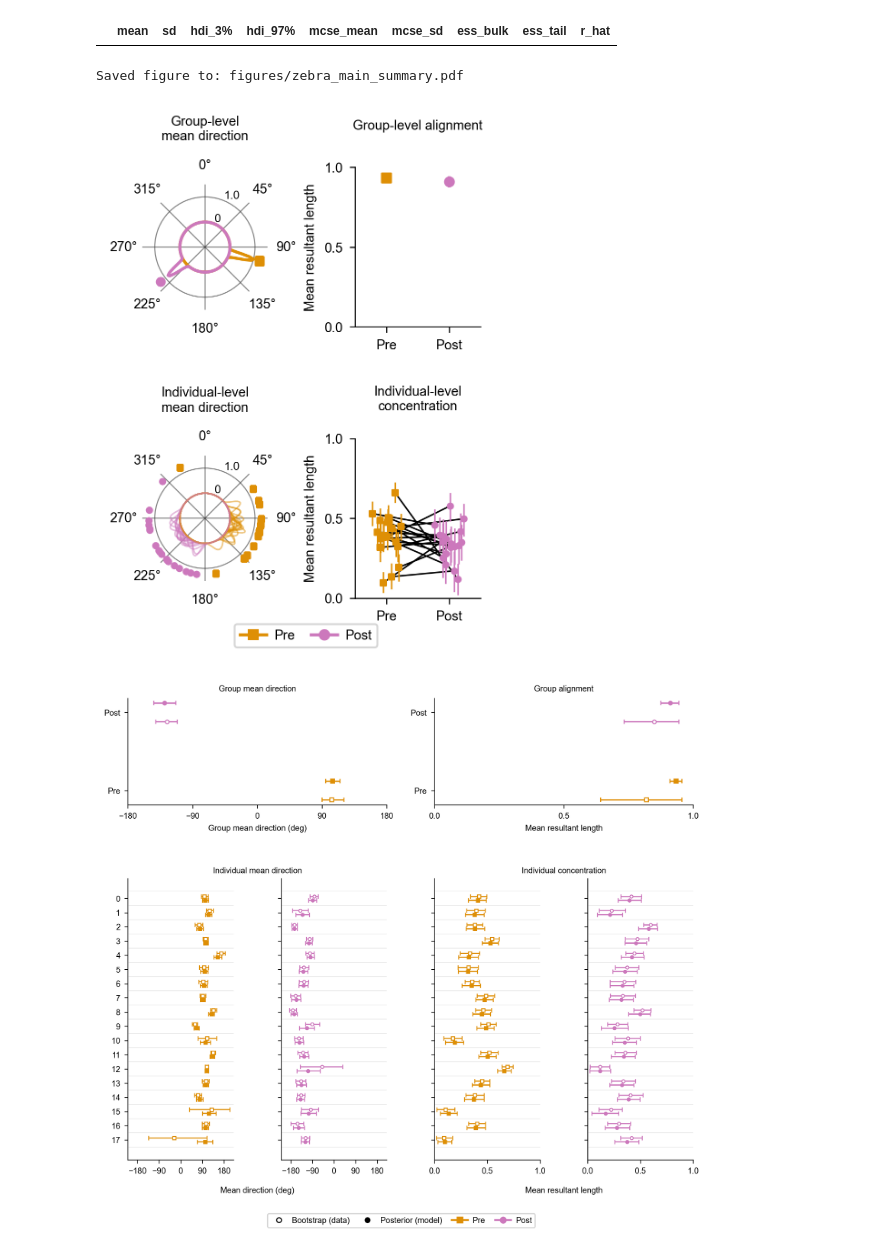
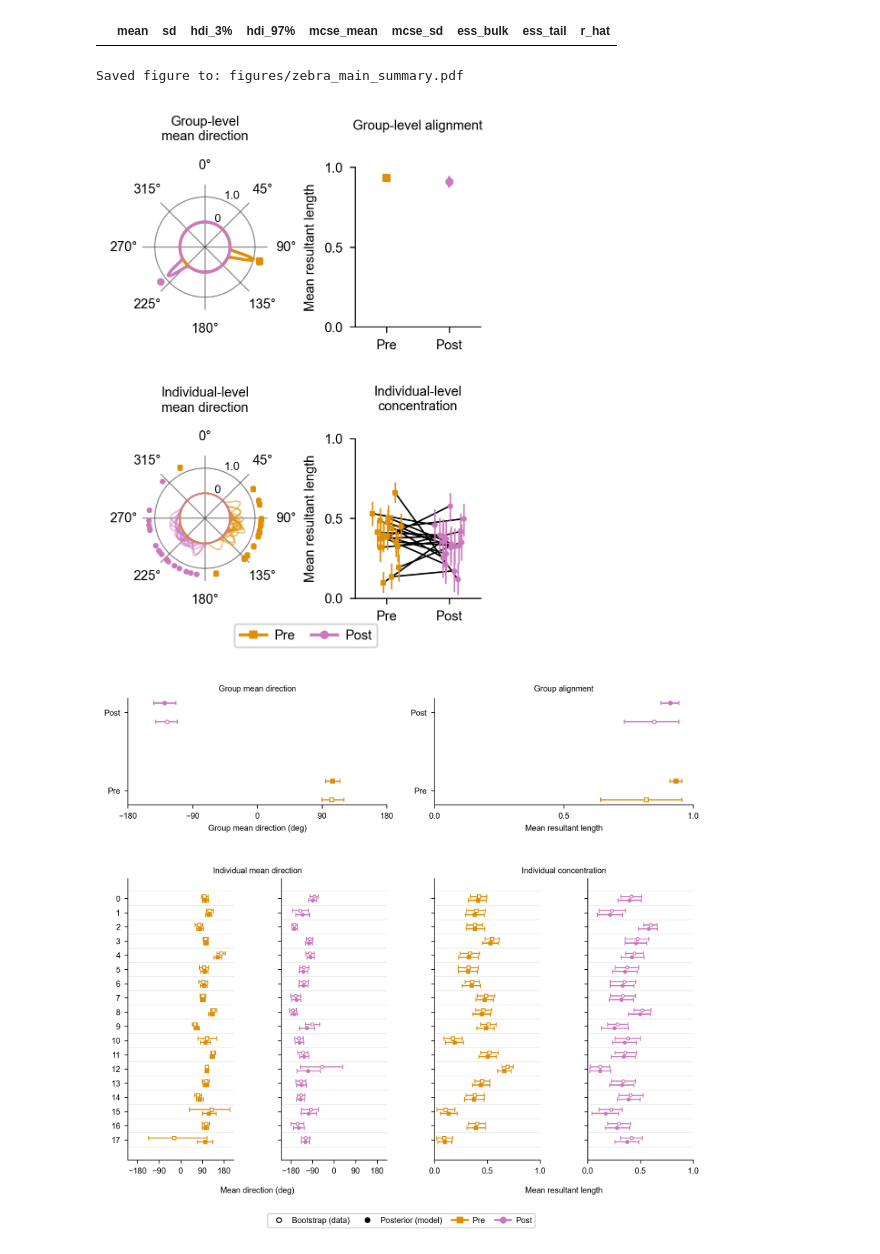
Before and after one commit to jgraving/unwrap, a Jupyter notebook: notebooks/zebra_escape.ipynb, the cells around one changed output. Drawn from its saved outputs; the diff is of its cells as text; code cells hidden in the pictures.

```diff
--- a/notebooks/zebra_escape.ipynb
+++ b/notebooks/zebra_escape.ipynb
@@ -436,6 +436,7 @@ from scipy.stats import circmean, vonmises
 from scipy.special import i0, i1
 import seaborn as sns  # only for colorblind palette
 import os
+
 # ============================================================
 # Aesthetics (match your other figures)
 # ============================================================
@@ -468,9 +469,20 @@ _cb = sns.color_palette("colorblind")
 PRE_COLOR  = _cb[1]  # orange
 POST_COLOR = _cb[4]  # purple
 
-# --- NEW: marker scheme (minimal change) ---
+# --- Marker scheme ---
 PRE_MARK  = "s"   # square
 POST_MARK = "o"   # circle
+
+# --- NEW: global marker sizing (shrink everything consistently) ---
+MARKER_SHRINK = 0.70          # smaller -> 0.6 ; subtle -> 0.8
+SCALE_S = MARKER_SHRINK**2    # scatter 's' is area (points^2)
+
+S_GROUP_POLAR   = 18 * SCALE_S
+S_GROUP_ALIGN   = 22 * SCALE_S
+S_EMP_POLAR     = 8  * SCALE_S
+S_INDIV_POINTS  = 8  * SCALE_S
+
+LEGEND_MS = 5 * MARKER_SHRINK  # Line2D markersize is linear (points)
 
 def _restore_ticks(ax):
     ax.tick_params(
@@ -540,7 +552,6 @@ kde_mu_group_post = np.mean(
 )
 
 # Group alignment = R of individual mean directions (posterior, per draw)
-# (This is the same statistic you had; you’re just renaming it "group alignment")
 mu_ind_pre  = circ_mod(mu[:, idx_pre])    # (S, nT)
 mu_ind_post = circ_mod(mu[:, idx_post])   # (S, nT)
 
@@ -596,8 +607,6 @@ for j in range(nT):
 
 # ============================================================
 # Shared scaling for polar densities
-# We want: show only "0" and "1.0" density ticks, and points just outside 1.0.
-# So map KDE -> r in [1.0, 2.0], but label ticks as 0 and 1.0.
 # ============================================================
 max_kde = max(
     kde_mu_group_pre.max(), kde_mu_group_post.max(),
@@ -617,21 +626,17 @@ rmax  = 2.5
 
 # ============================================================
 # Figure layout: 2x2
-#   (0,0) Group mean direction (polar)
-#   (0,1) Group alignment (vertical; Pre above Post)
-#   (1,0) Individual mean directions (polar)
-#   (1,1) Individual concentration (paired + HDI)
 # ============================================================
 FIG_W, FIG_H = 3.2, 4.1
 fig = plt.figure(figsize=(FIG_W, FIG_H), dpi=DPI)
-gs  = fig.add_gridspec(2, 2, wspace=0.7, hspace=0.70)  # was 0.50
+gs  = fig.add_gridspec(2, 2, wspace=0.7, hspace=0.70)
 
 ax_mu_group = fig.add_subplot(gs[0, 0], projection="polar")
 ax_R_group  = fig.add_subplot(gs[0, 1])
 ax_mu_ind   = fig.add_subplot(gs[1, 0], projection="polar")
 ax_R_ind    = fig.add_subplot(gs[1, 1])
 
-# ---- polar formatting (remove outside circle + show only 0 and 1.0 density)
+# ---- polar formatting ----
 def style_polar(ax):
     ax.set_theta_zero_location("N")
     ax.set_theta_direction(-1)
@@ -640,13 +645,10 @@ def style_polar(ax):
     ax.set_rticks([1.0, 2.0])
     ax.set_yticklabels(["0", "1.0"], color="black")
 
-    # Darker grid (circles + spokes)
     ax.grid(True, color="0.25", linewidth=0.55, alpha=0.65)
 
-    # Remove outer circle/spine so points float
     ax.spines["polar"].set_visible(False)
 
-    # Darker tick labels and tick marks
     ax.tick_params(axis="x", which="major", labelsize=7, pad=0, colors="black")
     ax.tick_params(axis="y", which="major", labelsize=6, pad=0, colors="black")
 
@@ -655,29 +657,21 @@ style_polar(ax_mu_ind)
 
 # ============================================================
 # (1) Group-level mean direction (polar)
-#   - curves: group KDE (pre/post)
-#   - point: posterior mean direction (per condition) at r_dot
 # ============================================================
 ax_mu_group.plot(theta, r_group_pre,  color=PRE_COLOR,  lw=1.6)
 ax_mu_group.plot(theta, r_group_post, color=POST_COLOR, lw=1.6)
 
-# posterior group mean direction points (single point each)
 mu_group_pre_mean  = circ_mod(circ_mean(wrap_0_2pi(mu_group_pre)))
 mu_group_post_mean = circ_mod(circ_mean(wrap_0_2pi(mu_group_post)))
 
-# --- CHANGED: markers ---
-ax_mu_group.scatter(mu_group_pre_mean,  r_dot, s=18, color=PRE_COLOR,  marker=PRE_MARK,  zorder=5)
-ax_mu_group.scatter(mu_group_post_mean, r_dot, s=18, color=POST_COLOR, marker=POST_MARK, zorder=5)
+ax_mu_group.scatter(mu_group_pre_mean,  r_dot, s=S_GROUP_POLAR, color=PRE_COLOR,  marker=PRE_MARK,  zorder=5)
+ax_mu_group.scatter(mu_group_post_mean, r_dot, s=S_GROUP_POLAR, color=POST_COLOR, marker=POST_MARK, zorder=5)
 
 ax_mu_group.set_title("Group-level\nmean direction", pad=10)
 
 # ============================================================
 # (2) Group alignment (vertical)
-#   - Pre/Post on x axis
-#   - y axis = mean resultant length
-#   - show posterior mean + 95% HDI (no density)
 # ============================================================
-
 x_pre, x_post = 0, 1
 
 m_pre  = float(np.mean(R_group_pre_draw))
@@ -686,16 +680,12 @@ lo_pre, hi_pre = linear_hdi(R_group_pre_draw, prob=0.95)
 m_post = float(np.mean(R_group_post_draw))
 lo_post, hi_post = linear_hdi(R_group_post_draw, prob=0.95)
 
-# HDI bars
 ax_R_group.vlines(x_pre,  lo_pre,  hi_pre,  color=PRE_COLOR,  lw=1.4, alpha=0.95, zorder=2)
 ax_R_group.vlines(x_post, lo_post, hi_post, color=POST_COLOR, lw=1.4, alpha=0.95, zorder=2)
 
-# mean points
-# --- CHANGED: markers ---
-ax_R_group.scatter([x_pre],  [m_pre],  s=22, color=PRE_COLOR,  marker=PRE_MARK,  zorder=3)
-ax_R_group.scatter([x_post], [m_post], s=22, color=POST_COLOR, marker=POST_MARK, zorder=3)
+ax_R_group.scatter([x_pre],  [m_pre],  s=S_GROUP_ALIGN, color=PRE_COLOR,  marker=PRE_MARK,  zorder=3)
+ax_R_group.scatter([x_post], [m_post], s=S_GROUP_ALIGN, color=POST_COLOR, marker=POST_MARK, zorder=3)
 
-# formatting
 ax_R_group.set_xlim(-0.5, 1.5)
 ax_R_group.set_xticks([x_pre, x_post])
 ax_R_group.set_xticklabels(["Pre", "Post"])
@@ -709,47 +699,41 @@ _restore_ticks(ax_R_group)
 
 # ============================================================
 # (3) Individual-level mean directions (polar)
-#   - thin KDE per individual (pre/post)
-#   - optional empirical individual means as dots
 # ============================================================
 for j in range(nT):
     ax_mu_ind.plot(theta, r_ind_pre[j],  color=PRE_COLOR,  lw=0.8, alpha=0.5)
     ax_mu_ind.plot(theta, r_ind_post[j], color=POST_COLOR, lw=0.8, alpha=0.5)
 
-# empirical individual mean direction dots (optional but usually helpful)
 for m_pre, m_post in zip(emp_mu_pre, emp_mu_post):
     if not np.isnan(m_pre):
-        ax_mu_ind.scatter(m_pre,  r_dot, s=8, color=PRE_COLOR,  marker=PRE_MARK,  alpha=1.0, zorder=5)
+        ax_mu_ind.scatter(m_pre,  r_dot, s=S_EMP_POLAR, color=PRE_COLOR,  marker=PRE_MARK,  alpha=1.0, zorder=5)
     if not np.isnan(m_post):
-        ax_mu_ind.scatter(m_post, r_dot, s=8, color=POST_COLOR, marker=POST_MARK, alpha=1.0, zorder=5)
+        ax_mu_ind.scatter(m_post, r_dot, s=S_EMP_POLAR, color=POST_COLOR, marker=POST_MARK, alpha=1.0, zorder=5)
 
 ax_mu_ind.set_title("Individual-level\nmean direction", pad=10)
 
 # ============================================================
 # (4) Individual concentration (paired means + 95% HDIs)
-#   - y axis is mean resultant length (R = I1/I0)
 # ============================================================
 rng = np.random.default_rng(123)
 delta = rng.normal(0.0, 0.15, size=nT)
 x_pre  = 0.0 + delta
 x_post = 1.0 + delta
 
-# paired lines
 for j in range(nT):
     ax_R_ind.plot([x_pre[j], x_post[j]],
                   [R_ind_pre_mean[j], R_ind_post_mean[j]],
                   color="k", lw=0.8, alpha=1.0, zorder=0)
 
-# intervals + points
 for j in range(nT):
     lo, hi = R_ind_pre_hdi[j]
     ax_R_ind.vlines(x_pre[j], lo, hi, color=PRE_COLOR, lw=0.8, alpha=1.0, zorder=1)
-    ax_R_ind.scatter(x_pre[j], R_ind_pre_mean[j], s=8, color=PRE_COLOR, marker=PRE_MARK, zorder=2)
+    ax_R_ind.scatter(x_pre[j], R_ind_pre_mean[j], s=S_INDIV_POINTS, color=PRE_COLOR, marker=PRE_MARK, zorder=2)
 
 for j in range(nT):
     lo, hi = R_ind_post_hdi[j]
     ax_R_ind.vlines(x_post[j], lo, hi, color=POST_COLOR, lw=0.8, alpha=1.0, zorder=1)
-    ax_R_ind.scatter(x_post[j], R_ind_post_mean[j], s=8, color=POST_COLOR, marker=POST_MARK, zorder=2)
+    ax_R_ind.scatter(x_post[j], R_ind_post_mean[j], s=S_INDIV_POINTS, color=POST_COLOR, marker=POST_MARK, zorder=2)
 
 ax_R_ind.set_xlim(-0.5, 1.5)
 ax_R_ind.set_xticks([0, 1])
@@ -758,39 +742,37 @@ ax_R_ind.set_ylim(0, 1.0)
 ax_R_ind.set_yticks([0.0, 0.5, 1.0])
 ax_R_ind.set_ylabel("Mean resultant length")
 ax_R_ind.set_title("Individual-level\nconcentration", pad=15)
 _despine(ax_R_ind)
 
-# Make sure tick *lines* are visible on right-column axes
 _restore_ticks(ax_R_group)
 _restore_ticks(ax_R_ind)
 
 # ============================================================
-# Legend (compact, no overlap)
-#   - ONE entry each: line + marker together
+# Legend (compact, no overlap) — shrink legend markers too
 # ============================================================
 from matplotlib.lines import Line2D
 handles = [
-    Line2D([0], [0], color=PRE_COLOR,  lw=1.6, marker=PRE_MARK,  markersize=5, label="Pre"),
-    Line2D([0], [0], color=POST_COLOR, lw=1.6, marker=POST_MARK, markersize=5, label="Post"),
+    Line2D([0], [0], color=PRE_COLOR,  lw=1.6, marker=PRE_MARK,  markersize=LEGEND_MS, label="Pre"),
+    Line2D([0], [0], color=POST_COLOR, lw=1.6, marker=POST_MARK, markersize=LEGEND_MS, label="Post"),
 ]
 fig.legend(handles=handles, loc="lower center", ncol=2, frameon=True,
            bbox_to_anchor=(0.5, 0.01), columnspacing=1.2, handletextpad=0.6)
 
 plt.tight_layout()
 
 # ----------------------------
 # Save
 # ----------------------------
 out_dir = "figures"
 os.makedirs(out_dir, exist_ok=True)
 out_path = os.path.join(out_dir, "zebra_main_summary.pdf")
 fig.savefig(out_path, dpi=DPI, bbox_inches="tight", pad_inches=0.01)
 print(f"Saved figure to: {out_path}")
 
 plt.show()
 # %% [output]
 Saved figure to: figures/zebra_main_summary.pdf
-[figure, old version]
+[figure, new version]
 # %%
 # ============================================================
 # Zebra supplemental PPC figure — bootstrap (data) vs posterior (model)
```
